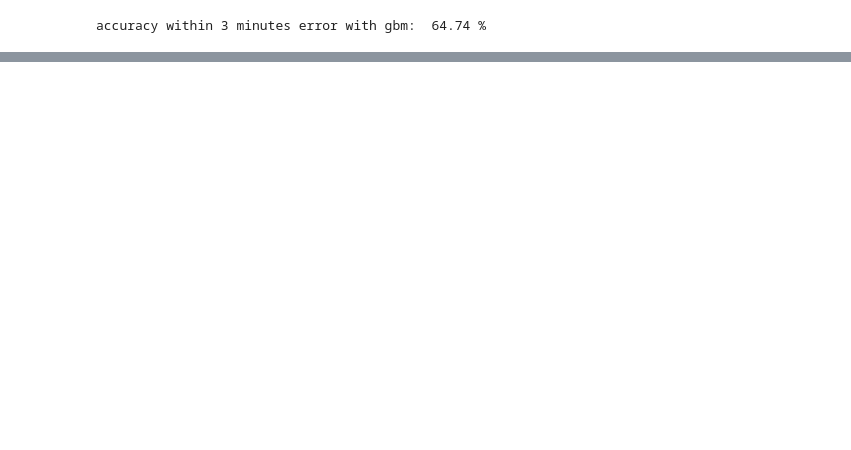
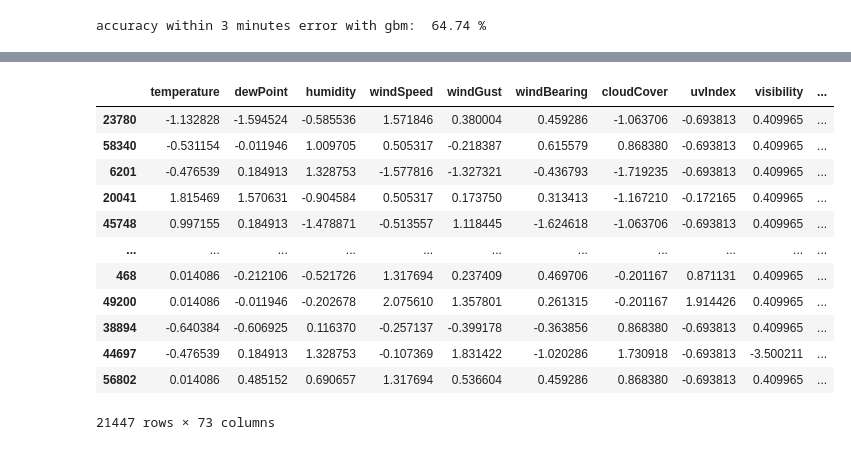
Before and after one commit to damienchambon/Hackathon-Eleven, a Jupyter notebook: data_exploration/Model Preprocessing_prophet_attempt.ipynb, the cells around one changed output, grey strips where cells are left out. Saved outputs shown, nothing was run; the diff lists cells and outputs as text; code cells hidden in the pictures; blank space fills up the shorter version.

```diff
--- a/data_exploration/Model Preprocessing_prophet_attempt.ipynb
+++ b/data_exploration/Model Preprocessing_prophet_attempt.ipynb
@@ -595,0 +721,16 @@ pickle.save()
+# %%
+X_test
+# %% [output]
+|  | temperature | dewPoint | humidity | windSpeed | windGust | windBearing | cloudCover | uvIndex | visibility | ... |
+| 23780 | -1.132828 | -1.594524 | -0.585536 | 1.571846 | 0.380004 | 0.459286 | -1.063706 | -0.693813 | 0.409965 | ... |
+| 58340 | -0.531154 | -0.011946 | 1.009705 | 0.505317 | -0.218387 | 0.615579 | 0.868380 | -0.693813 | 0.409965 | ... |
+| 6201 | -0.476539 | 0.184913 | 1.328753 | -1.577816 | -1.327321 | -0.436793 | -1.719235 | -0.693813 | 0.409965 | ... |
+| 20041 | 1.815469 | 1.570631 | -0.904584 | 0.505317 | 0.173750 | 0.313413 | -1.167210 | -0.172165 | 0.409965 | ... |
+| 45748 | 0.997155 | 0.184913 | -1.478871 | -0.513557 | 1.118445 | -1.624618 | -1.063706 | -0.693813 | 0.409965 | ... |
+| ... | ... | ... | ... | ... | ... | ... | ... | ... | ... | ... |
+| 468 | 0.014086 | -0.212106 | -0.521726 | 1.317694 | 0.237409 | 0.469706 | -0.201167 | 0.871131 | 0.409965 | ... |
+| 49200 | 0.014086 | -0.011946 | -0.202678 | 2.075610 | 1.357801 | 0.261315 | -0.201167 | 1.914426 | 0.409965 | ... |
+| 38894 | -0.640384 | -0.606925 | 0.116370 | -0.257137 | -0.399178 | -0.363856 | 0.868380 | -0.693813 | 0.409965 | ... |
+| 44697 | -0.476539 | 0.184913 | 1.328753 | -0.107369 | 1.831422 | -1.020286 | 1.730918 | -0.693813 | -3.500211 | ... |
+| 56802 | 0.014086 | 0.485152 | 0.690657 | 1.317694 | 0.536604 | 0.459286 | 0.868380 | -0.693813 | 0.409965 | ... |
+21447 rows × 73 columns
```
Also changed, not shown: parts of 19 cells of this notebook.
